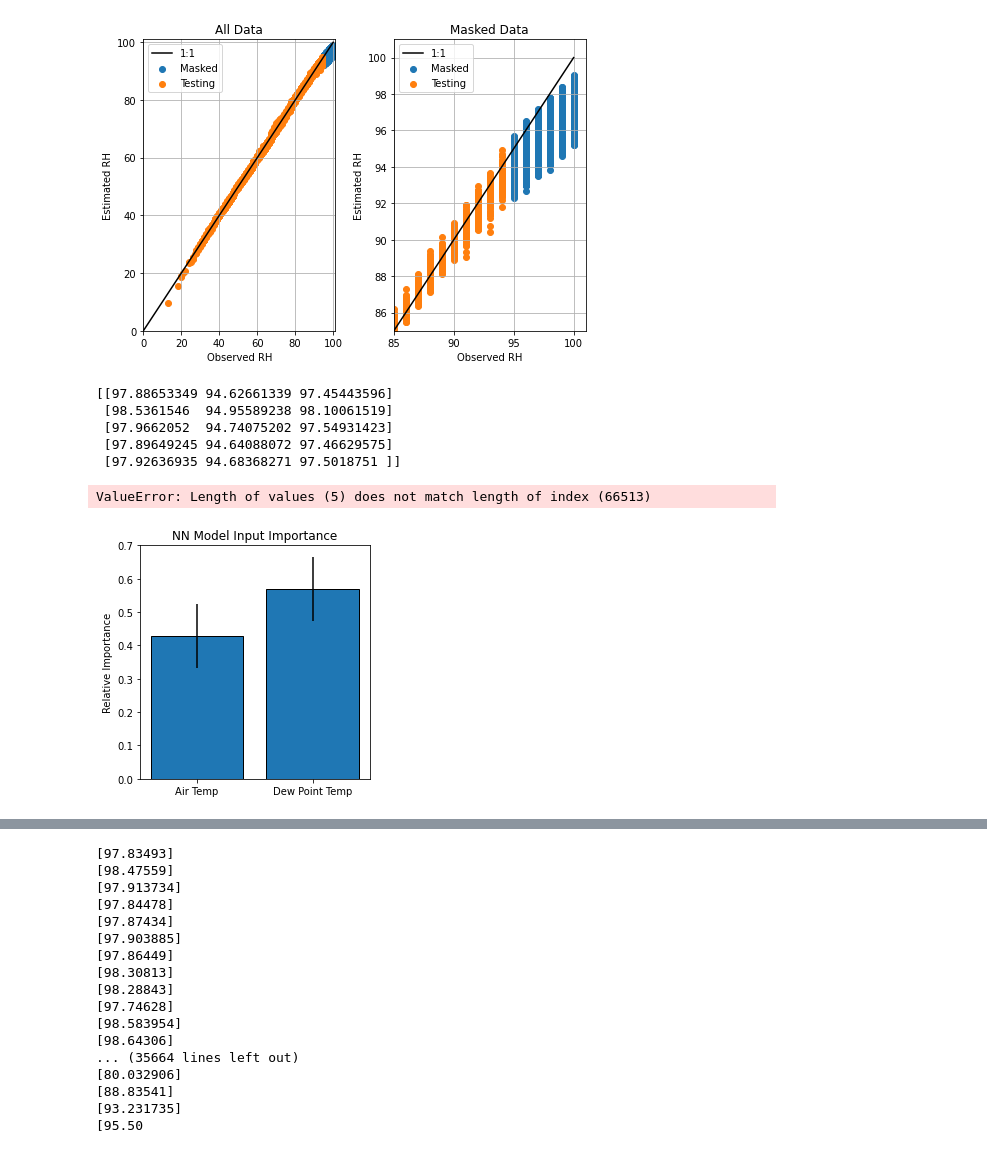
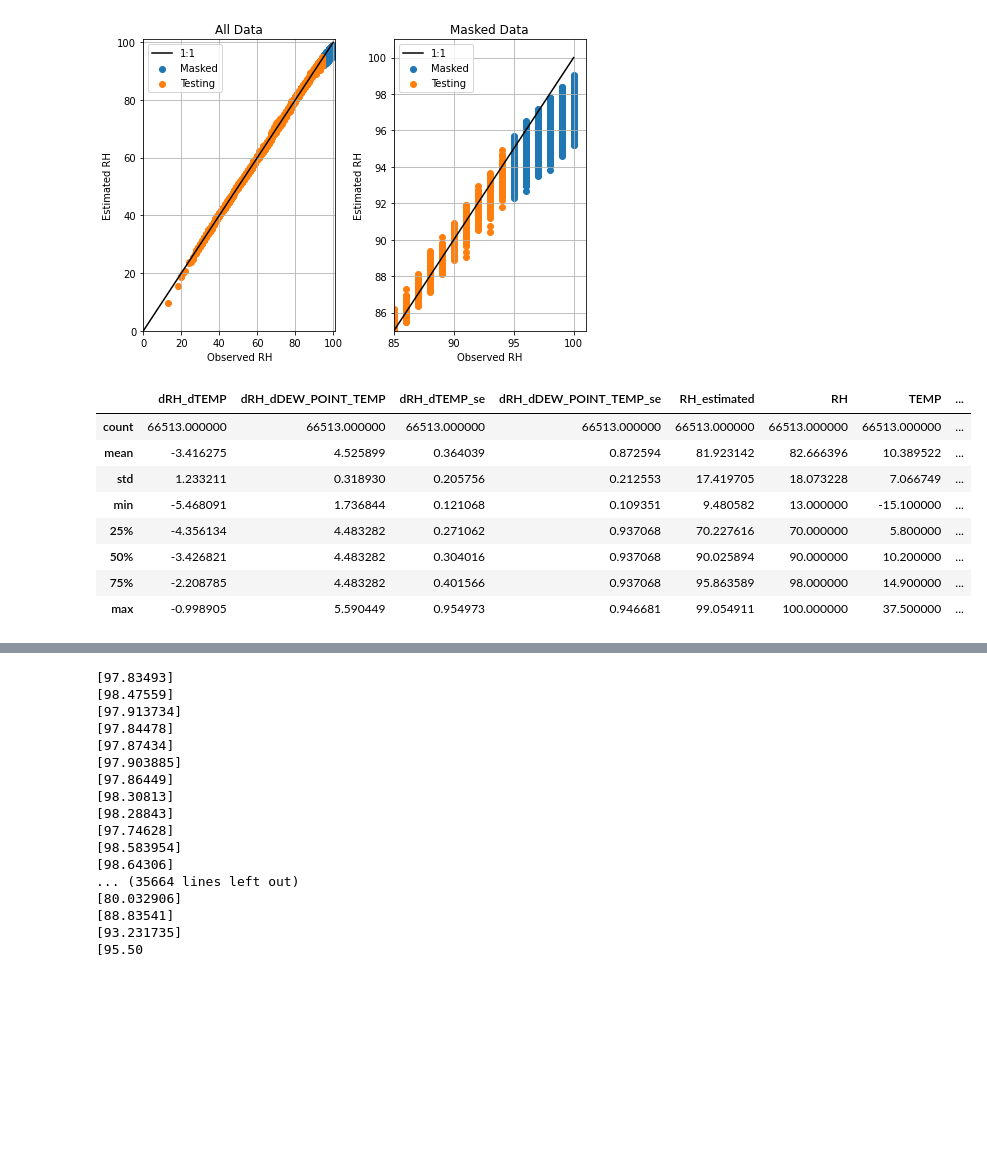
Before and after one commit to June-Skeeter/ML_Scripts, a Jupyter notebook: NN_v_RF_example.ipynb, the cells around one changed output, grey strips where cells are left out. Drawn from its saved outputs; the diff is of its cells as text; code cells hidden in the pictures; blank space fills up the shorter version.

```diff
--- a/NN_v_RF_example.ipynb
+++ b/NN_v_RF_example.ipynb
@@ -381,48 +381,52 @@ def get_Derivatives(N,X,y):
             target = y[j]
             Xj = X[j][i]
             if np.isnan(target)==False:
                 H1 = ((Xj*W_i[:,i,:]))+W_d_i
                 AD = np.maximum(H1,np.zeros(H1.shape))
                 AD[AD>0]=1
                 Sum = np.array([AD[:,h]*W_d_o[:,h,0]*W_i[:,i,h] for h in range(W_d_o.shape[1])]).sum(axis=0)
                 Sj = 1
                 dj.append(Sj*Sum)
         dji = np.array(dj)
         Derivs.append(dji)
         Cons.append(np.sum(dji**2,axis=0))
     Derivs = np.array(Derivs)
     Cons = np.array(Cons)
     RIs = Cons/Cons.sum(axis=0)
     # Derivs = np.array(Derivs)
     return(RIs,Derivs,Estimates)
 
-Relative_Importance,Derivatives,Estimates = get_Derivatives(N, X_full, Y_full)
+# Relative_Importance,Derivatives,Estimates = get_Derivatives(N, X_full, Y_full)
 
-RI_mean = Relative_Importance.mean(axis=1)
-RI_se = Relative_Importance.std(axis=1)/Relative_Importance.shape[1]**.5
+# RI_mean = Relative_Importance.mean(axis=1)
+# RI_se = Relative_Importance.std(axis=1)/Relative_Importance.shape[1]**.5
 
 
 
-fig,ax=plt.subplots(figsize=(4,4))
-ax.bar(X_alias,RI_mean,yerr=RI_se,edgecolor='k')
-ax.set_ylabel('Relative Importance')
-ax.set_title('NN Model Input Importance')
-plt.tight_layout()
+# fig,ax=plt.subplots(figsize=(4,4))
+# ax.bar(X_alias,RI_mean,yerr=RI_se,edgecolor='k')
+# ax.set_ylabel('Relative Importance')
+# ax.set_title('NN Model Input Importance')
+# plt.tight_layout()
 
-print(Estimates)
+# Estimates_mean = Estimates.mean(axis=1)
 
 Model_Derivatives = pd.DataFrame(Derivatives.mean(axis=-1).T, columns = ['dRH_d'+x for x in X_vars])
-Model_Derivatives_se = pd.DataFrame(Derivatives.std(axis=-1).T/Derivatives.shape[-1]**.5, columns = ['dRH_d'+x+'_se' for x in X_vars])
-Model_Derivatives['RH_estimated'] = Estimates
+Model_Derivatives = Model_Derivatives.join(
+    pd.DataFrame(Derivatives.std(axis=-1).T/Derivatives.shape[-1]**.5, columns = ['dRH_d'+x+'_se' for x in X_vars])
+)
+Model_Derivatives['RH_estimated'] = Estimates_mean
 Model_Derivatives['RH'] = Y_full
 Model_Derivatives[X_vars] = X_full
 
 Model_Derivatives.describe()
 # %% [output]
-[[97.88653349 94.62661339 97.45443596]
- [98.5361546  94.95589238 98.10061519]
- [97.9662052  94.74075202 97.54931423]
- [97.89649245 94.64088072 97.46629575]
- [97.92636935 94.68368271 97.5018751 ]]
-ValueError: Length of values (5) does not match length of index (66513)
-[figure, removed]
+|  | dRH_dTEMP | dRH_dDEW_POINT_TEMP | dRH_dTEMP_se | dRH_dDEW_POINT_TEMP_se | RH_estimated | RH | TEMP | ... |
+| count | 66513.000000 | 66513.000000 | 66513.000000 | 66513.000000 | 66513.000000 | 66513.000000 | 66513.000000 | ... |
+| mean | -3.416275 | 4.525899 | 0.364039 | 0.872594 | 81.923142 | 82.666396 | 10.389522 | ... |
+| std | 1.233211 | 0.318930 | 0.205756 | 0.212553 | 17.419705 | 18.073228 | 7.066749 | ... |
+| min | -5.468091 | 1.736844 | 0.121068 | 0.109351 | 9.480582 | 13.000000 | -15.100000 | ... |
+| 25% | -4.356134 | 4.483282 | 0.271062 | 0.937068 | 70.227616 | 70.000000 | 5.800000 | ... |
+| 50% | -3.426821 | 4.483282 | 0.304016 | 0.937068 | 90.025894 | 90.000000 | 10.200000 | ... |
+| 75% | -2.208785 | 4.483282 | 0.401566 | 0.937068 | 95.863589 | 98.000000 | 14.900000 | ... |
+| max | -0.998905 | 5.590449 | 0.954973 | 0.946681 | 99.054911 | 100.000000 | 37.500000 | ... |
```
Also changed, not shown: parts of 2 cells of this notebook.
